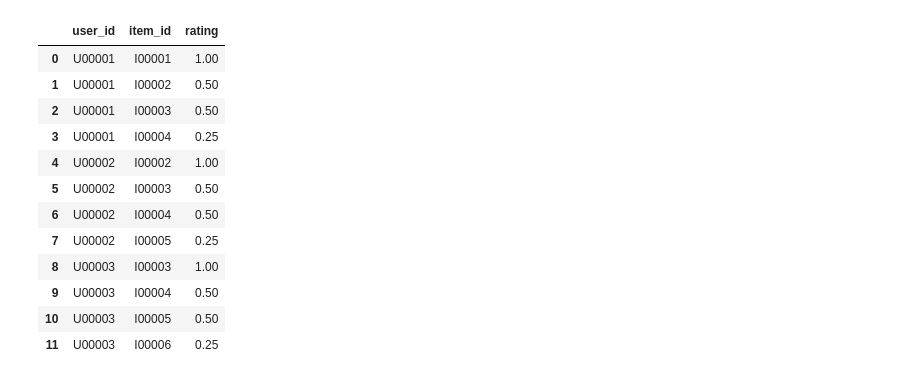
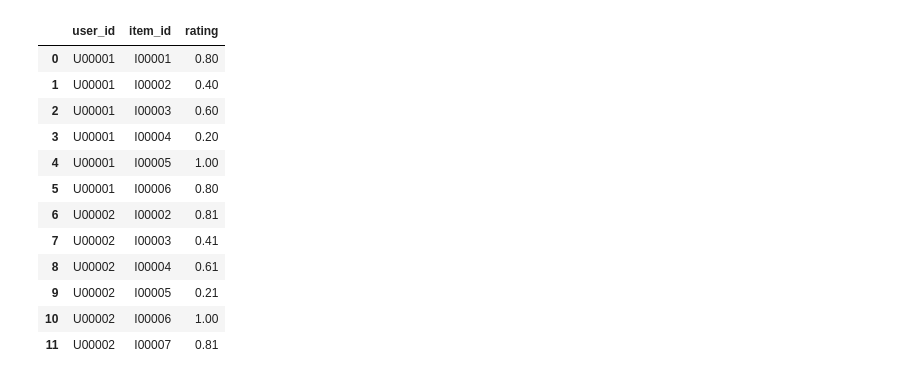
Before and after one commit to DungBeetleBASH/recsys-pipeliner, a Jupyter notebook: notebooks/blog/02-toy-user-item-dataset.ipynb, the cells around one changed output. Saved outputs shown, nothing was run; the diff lists cells and outputs as text; code cells hidden in the pictures.

```diff
--- a/notebooks/blog/02-toy-user-item-dataset.ipynb
+++ b/notebooks/blog/02-toy-user-item-dataset.ipynb
@@ -15,49 +18,52 @@ from pipeliner.recommendations.transformer import (
 from pipeliner.recommendations.recommender import SimilarityRecommender
 # %%
 # Create a toy dataset
-OVERWRITE = False
+OVERWRITE = True
 
 NUM_USERS = 12
 NUM_ITEMS = 12
 
 # Create arrays for each column
-users = np.repeat(np.arange(NUM_USERS), 4)
-stacked = np.hstack([np.arange(NUM_ITEMS), np.arange(3)])
-strides = np.lib.stride_tricks.sliding_window_view(stacked, 4)
+users = np.repeat(np.arange(NUM_USERS), 6)
+stacked = np.hstack([np.arange(NUM_ITEMS), np.arange(5)])
+strides = np.lib.stride_tricks.sliding_window_view(stacked, 6)
 items = strides.reshape(-1)
-ratings = np.tile([1, 0.5, 0.5, 0.25], 12)
+ratings = np.tile([0.8, 0.4, 0.6, 0.2, 1.0, 0.8], (12, 1))
+rating_bias = np.expand_dims((np.arange(12)/100), 1)
+ratings = (ratings + rating_bias).reshape(-1)
+ratings = np.clip(ratings, 0.0, 1.0)
 
 # Stack arrays to get (user, item, rating) combinations
 user_item_ratings_generated = np.column_stack((users, items, ratings)).astype(np.float32)
 
 user_item_ratings_df = pd.DataFrame(
     user_item_ratings_generated, columns=["user_id", "item_id", "rating"]
 )
 user_item_ratings_df.user_id = user_item_ratings_df.user_id.astype(int).map(
     lambda i: f"U{i + 1:05d}"
 )
 user_item_ratings_df.item_id = user_item_ratings_df.item_id.astype(int).map(
     lambda i: f"I{i + 1:05d}"
 )
 if OVERWRITE:
     user_item_ratings_df.to_csv(
         "../../tests/test_data/user_item_ratings_toy.csv", index=False
     )
 display(user_item_ratings_df.head(12))
 # %% [output]
 |  | user_id | item_id | rating |
-| 0 | U00001 | I00001 | 1.00 |
-| 1 | U00001 | I00002 | 0.50 |
-| 2 | U00001 | I00003 | 0.50 |
-| 3 | U00001 | I00004 | 0.25 |
-| 4 | U00002 | I00002 | 1.00 |
-| 5 | U00002 | I00003 | 0.50 |
-| 6 | U00002 | I00004 | 0.50 |
-| 7 | U00002 | I00005 | 0.25 |
-| 8 | U00003 | I00003 | 1.00 |
-| 9 | U00003 | I00004 | 0.50 |
-| 10 | U00003 | I00005 | 0.50 |
-| 11 | U00003 | I00006 | 0.25 |
+| 0 | U00001 | I00001 | 0.80 |
+| 1 | U00001 | I00002 | 0.40 |
+| 2 | U00001 | I00003 | 0.60 |
+| 3 | U00001 | I00004 | 0.20 |
+| 4 | U00001 | I00005 | 1.00 |
+| 5 | U00001 | I00006 | 0.80 |
+| 6 | U00002 | I00002 | 0.81 |
+| 7 | U00002 | I00003 | 0.41 |
+| 8 | U00002 | I00004 | 0.61 |
+| 9 | U00002 | I00005 | 0.21 |
+| 10 | U00002 | I00006 | 1.00 |
+| 11 | U00002 | I00007 | 0.81 |
 # %%
 users = user_item_ratings_df.user_id.unique()
 items = user_item_ratings_df.item_id.unique()
```
Also changed, not shown: parts of 3 cells of this notebook, 11 other files.
